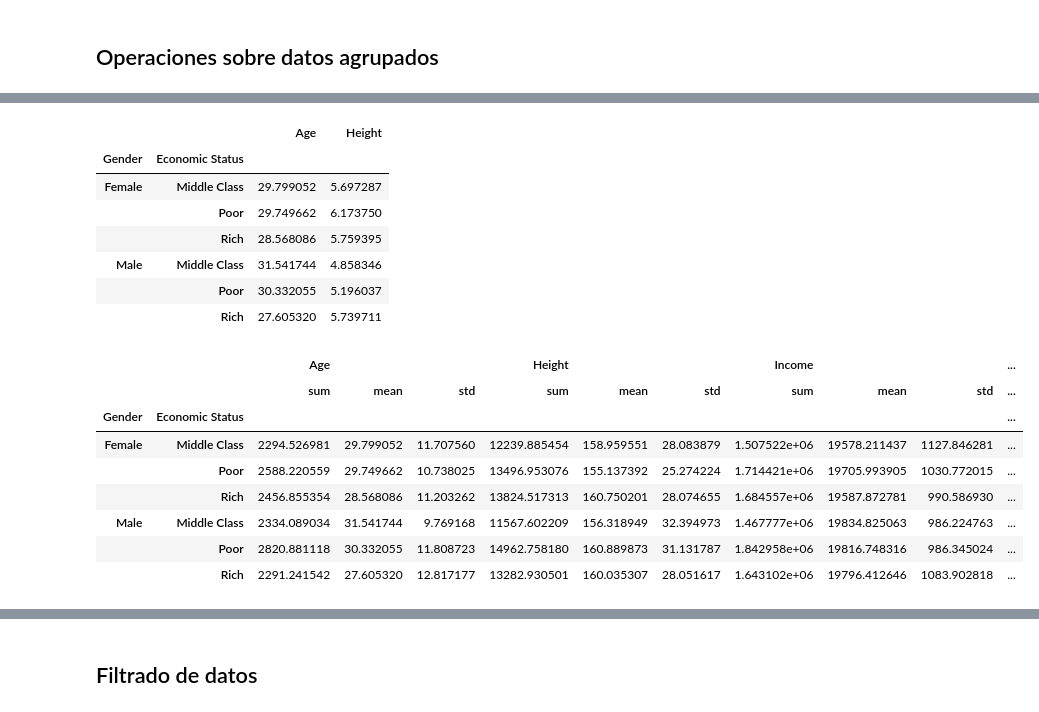
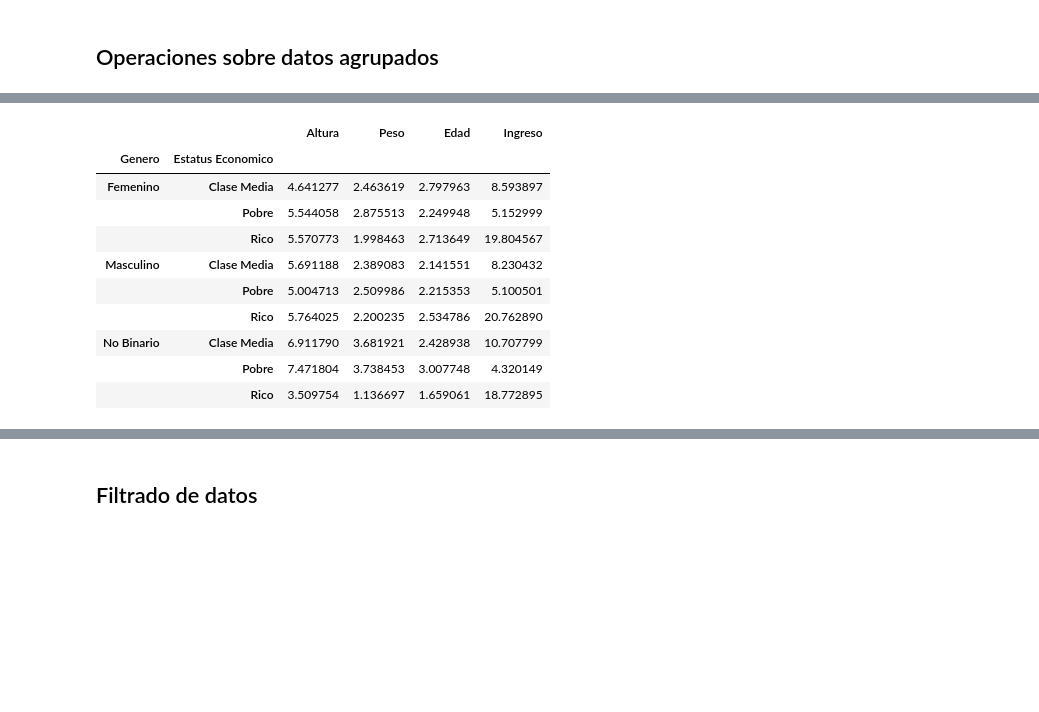
Before and after one commit to IngCarlaPezzone/Clase-Machine-Learning, a Jupyter notebook: Clase 4/T2 - 3 - Data Cleaning - Agrupación de datos.ipynb, the cells around one changed output, grey strips where cells are left out. Cells and saved outputs as stored; diff of their text form; code cells hidden in the pictures; blank space fills up the shorter version.

```diff
--- a/Clase 4/T2 - 3 - Data Cleaning - Agrupación de datos.ipynb
+++ b/Clase 4/T2 - 3 - Data Cleaning - Agrupación de datos.ipynb
@@ -42,7 +40,6 @@ income_data[1:10]
 # %%
 #Z -> N(0,1)
 #N(m, s) -> m + s * Z
-height = 160 + 30 * np.random.randn(n)
-weight = 65 + 25 * np.random.randn(n)
-age = 30 + 12 * np.random.randn(n)
-income = 18000 + 3500 * np.random.rand(n)
+Altura = 160 + 30 * np.random.randn(n)
+Peso   = 65 + 25 * np.random.randn(n)
+Edad   = 30 + 12 * np.random.randn(n)
@@ -60,3 +52,17 @@ data = pd.DataFrame(
+# %%
+Ingreso = [ ((x == "Rico") * 200000 or (x == "Clase Media") * 60000 or 20000)
+           + 3500 * random.randint(5,15) for x in ingreso_data]
+# %%
+data = pd.DataFrame(
+    {
+        "Genero"            : genero_data,
+        "Estatus Economico" : ingreso_data,
+        "Altura"            : Altura,
+        "Peso"              : Peso,
+        "Edad"              : Edad,
+        "Ingreso"           : Ingreso
+    }
+)
 # %%
 data.head()
 # %% [output]
@@ -129 +137,3 @@ double_group = data.groupby(["Gender", "Economic Status"])
+# %%
+doble_grupo = data.groupby(["Genero", "Estatus Economico"])
 # %%
@@ -233,28 +323,14 @@ double_group.aggregate(
-# %%
-double_group.aggregate(
-    {
-        "Age" : np.mean,
-        "Height" : lambda h:(np.mean(h))/np.std(h)
-    }
-)
-# %% [output]
-|  |  | Age | Height |
-| Gender | Economic Status |  |  |
-| Female | Middle Class | 29.799052 | 5.697287 |
-|  | Poor | 29.749662 | 6.173750 |
-|  | Rich | 28.568086 | 5.759395 |
-| Male | Middle Class | 31.541744 | 4.858346 |
-|  | Poor | 30.332055 | 5.196037 |
-|  | Rich | 27.605320 | 5.739711 |
 # %%
-double_group.aggregate([np.sum, np.mean, np.std])
+doble_grupo.aggregate(lambda x: np.mean(x) / np.std(x))
 # %% [output]
-|  |  | Age |  |  | Height |  |  | Income |  |  | ... |
-|  |  | sum | mean | std | sum | mean | std | sum | mean | std | ... |
-| Gender | Economic Status |  |  |  |  |  |  |  |  |  | ... |
-| Female | Middle Class | 2294.526981 | 29.799052 | 11.707560 | 12239.885454 | 158.959551 | 28.083879 | 1.507522e+06 | 19578.211437 | 1127.846281 | ... |
-|  | Poor | 2588.220559 | 29.749662 | 10.738025 | 13496.953076 | 155.137392 | 25.274224 | 1.714421e+06 | 19705.993905 | 1030.772015 | ... |
-|  | Rich | 2456.855354 | 28.568086 | 11.203262 | 13824.517313 | 160.750201 | 28.074655 | 1.684557e+06 | 19587.872781 | 990.586930 | ... |
-| Male | Middle Class | 2334.089034 | 31.541744 | 9.769168 | 11567.602209 | 156.318949 | 32.394973 | 1.467777e+06 | 19834.825063 | 986.224763 | ... |
-|  | Poor | 2820.881118 | 30.332055 | 11.808723 | 14962.758180 | 160.889873 | 31.131787 | 1.842958e+06 | 19816.748316 | 986.345024 | ... |
-|  | Rich | 2291.241542 | 27.605320 | 12.817177 | 13282.930501 | 160.035307 | 28.051617 | 1.643102e+06 | 19796.412646 | 1083.902818 | ... |
+|  |  | Altura | Peso | Edad | Ingreso |
+| Genero | Estatus Economico |  |  |  |  |
+| Femenino | Clase Media | 4.641277 | 2.463619 | 2.797963 | 8.593897 |
+|  | Pobre | 5.544058 | 2.875513 | 2.249948 | 5.152999 |
+|  | Rico | 5.570773 | 1.998463 | 2.713649 | 19.804567 |
+| Masculino | Clase Media | 5.691188 | 2.389083 | 2.141551 | 8.230432 |
+|  | Pobre | 5.004713 | 2.509986 | 2.215353 | 5.100501 |
+|  | Rico | 5.764025 | 2.200235 | 2.534786 | 20.762890 |
+| No Binario | Clase Media | 6.911790 | 3.681921 | 2.428938 | 10.707799 |
+|  | Pobre | 7.471804 | 3.738453 | 3.007748 | 4.320149 |
+|  | Rico | 3.509754 | 1.136697 | 1.659061 | 18.772895 |
```
Also changed, not shown: parts of 60 cells of this notebook, 3 other files.
